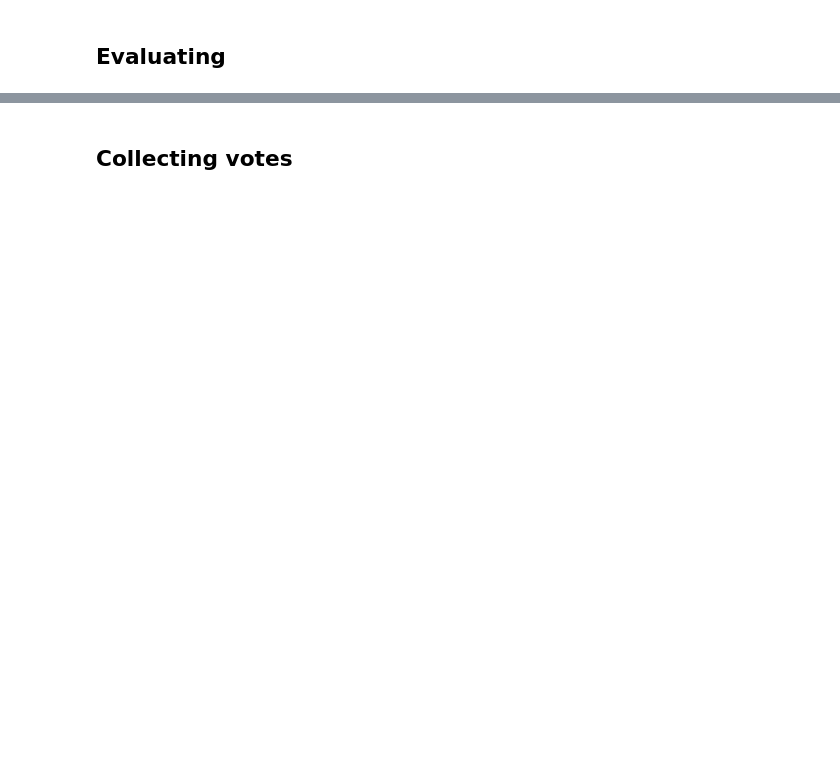
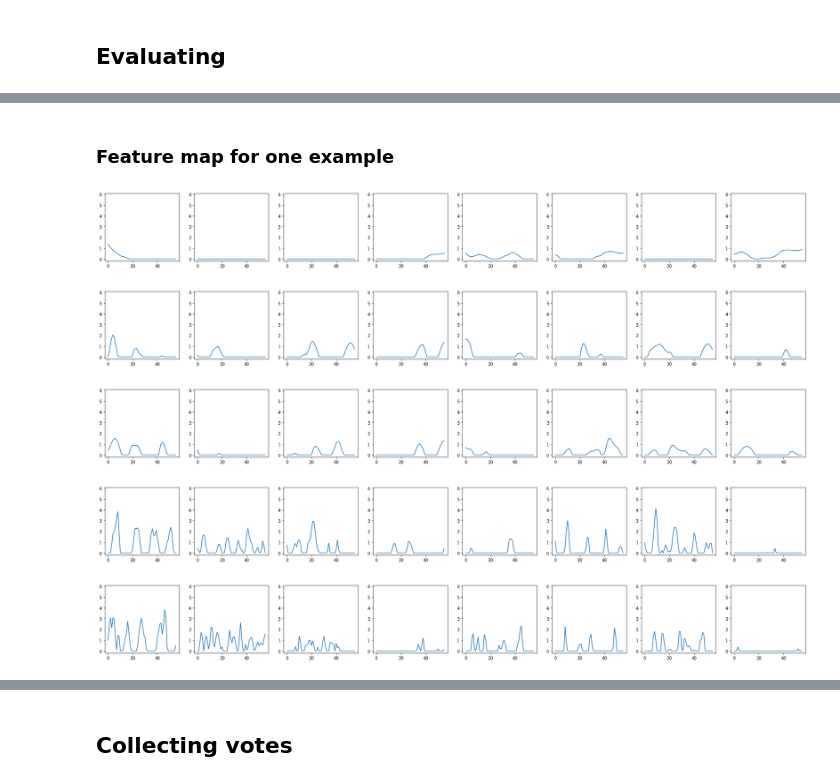
Before and after one commit to Przepioreczka/licencjat, a Jupyter notebook: Learning.ipynb, the cells around one changed output, grey strips where cells are left out. Cells and saved outputs as stored; diff of their text form; code cells hidden in the pictures; blank space fills up the shorter version.

```diff
--- a/Learning.ipynb
+++ b/Learning.ipynb
@@ -210,0 +185,23 @@ Test loss: 0.6782204704449544 / Test accuracy: 0.5783790946006775
+# %%
+filters = 8
+outputs = [fitted_model.layers[0].output]
+model = Model(inputs=fitted_model.inputs, outputs=outputs)
+# %% [markdown]
+### Feature map for one example
+# %%
+feature_maps = model.predict(np.expand_dims(X_validation[2],axis=0))
+
+for i in range(5):
+    pyplot.figure(figsize = (30,3))
+    for x in range(filters):
+        ax = pyplot.subplot(1, 8, x+1)
+        pyplot.ylim(-0.2,6.1)
+        pyplot.plot(feature_maps[0, :, i, x])
+        ix += 1
+    pyplot.show()#Podpisać osie - pasma, czas itp
+# %% [output]
+[figure, added]
+[figure, added]
+[figure, added]
+[figure, added]
+[figure, added]
```
Also changed, not shown: parts of 43 cells of this notebook, 4 other files.
